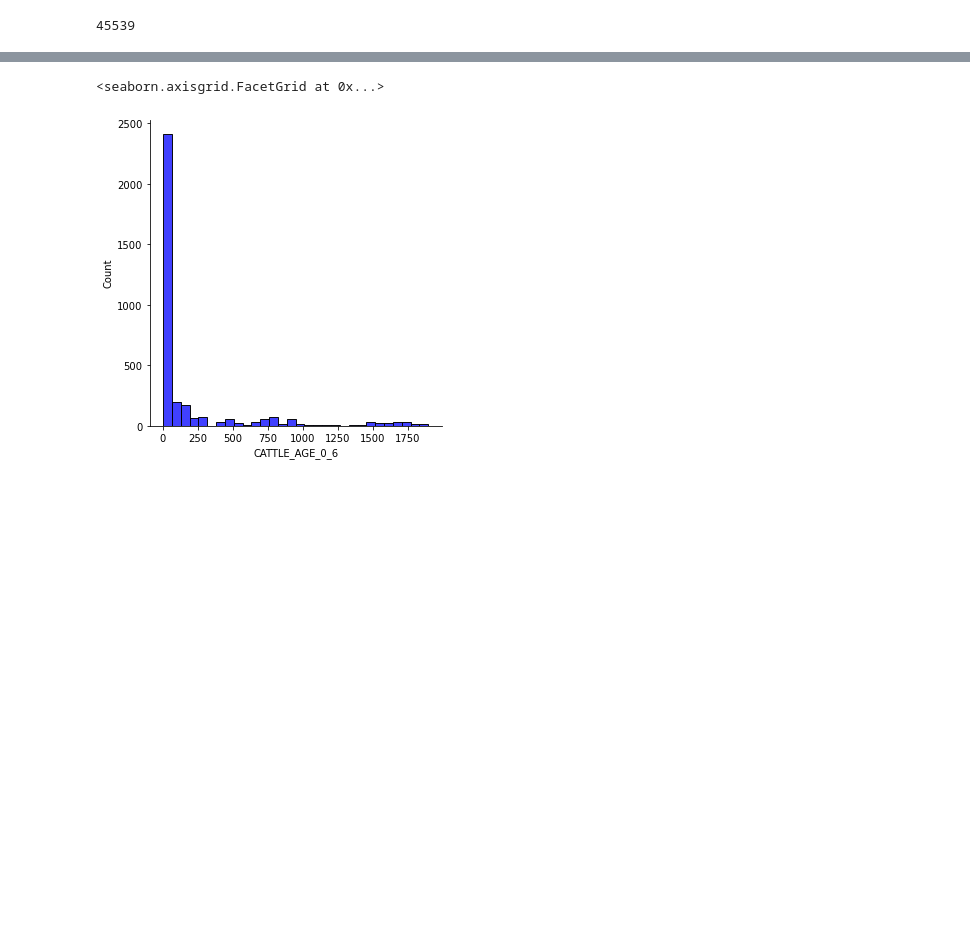
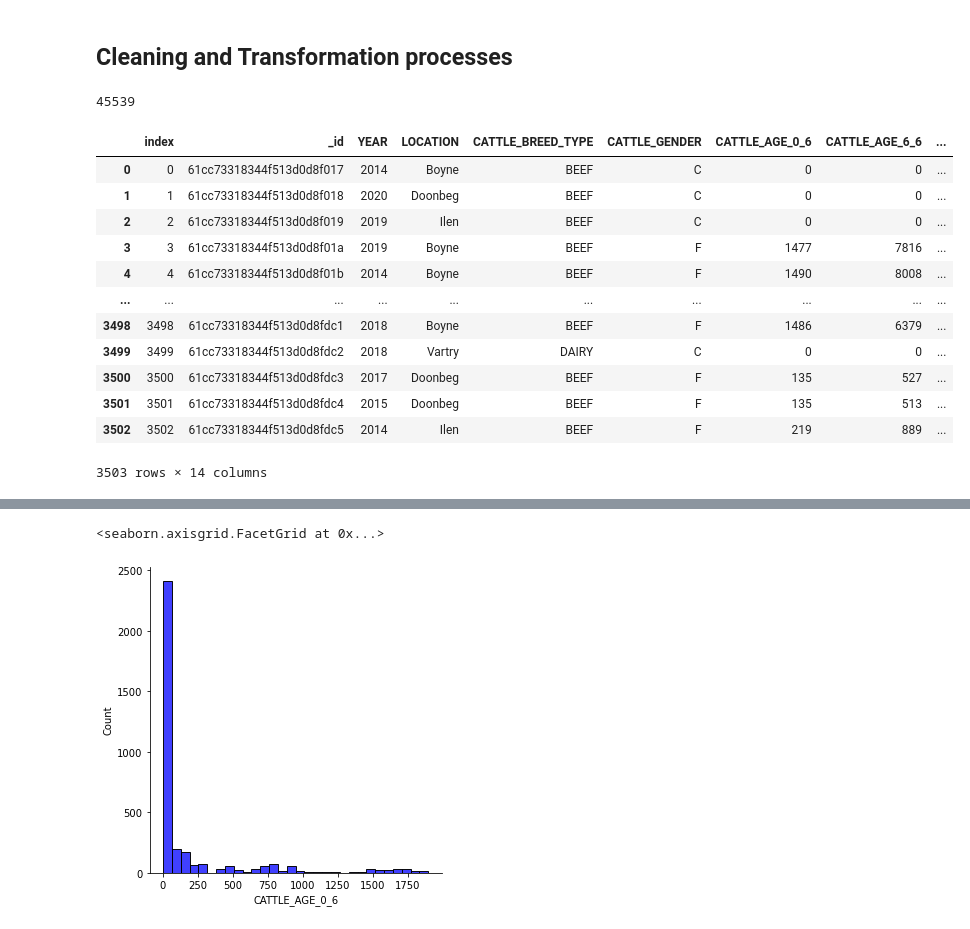
Before and after one commit to x21103330/DAP-PROJECT, a Jupyter notebook: Akinwale_Obafemi_DAP_Project.ipynb, the cells around one changed output, grey strips where cells are left out. Saved outputs shown, nothing was run; the diff lists cells and outputs as text; code cells hidden in the pictures; blank space fills up the shorter version.

```diff
--- a/Akinwale_Obafemi_DAP_Project.ipynb
+++ b/Akinwale_Obafemi_DAP_Project.ipynb
@@ -31,6 +39,26 @@ df.head()
+# %% [markdown]
+## Cleaning and Transformation processes
 # %%
 # Getting the total number of cells in the data
 no_of_cells = np.product(df.shape)
 print(no_of_cells)
 # %% [output]
 45539
+# %%
+# Creating and index column to replace the _id column with values that were autogenerated while fetching the data.
+df2 = df.reset_index()
+df2
+# %% [output]
+|  | index | _id | YEAR | LOCATION | CATTLE_BREED_TYPE | CATTLE_GENDER | CATTLE_AGE_0_6 | CATTLE_AGE_6_6 | ... |
+| 0 | 0 | 61cc73318344f513d0d8f017 | 2014 | Boyne | BEEF | C | 0 | 0 | ... |
+| 1 | 1 | 61cc73318344f513d0d8f018 | 2020 | Doonbeg | BEEF | C | 0 | 0 | ... |
+| 2 | 2 | 61cc73318344f513d0d8f019 | 2019 | Ilen | BEEF | C | 0 | 0 | ... |
+| 3 | 3 | 61cc73318344f513d0d8f01a | 2019 | Boyne | BEEF | F | 1477 | 7816 | ... |
+| 4 | 4 | 61cc73318344f513d0d8f01b | 2014 | Boyne | BEEF | F | 1490 | 8008 | ... |
+| ... | ... | ... | ... | ... | ... | ... | ... | ... | ... |
+| 3498 | 3498 | 61cc73318344f513d0d8fdc1 | 2018 | Boyne | BEEF | F | 1486 | 6379 | ... |
+| 3499 | 3499 | 61cc73318344f513d0d8fdc2 | 2018 | Vartry | DAIRY | C | 0 | 0 | ... |
+| 3500 | 3500 | 61cc73318344f513d0d8fdc3 | 2017 | Doonbeg | BEEF | F | 135 | 527 | ... |
+| 3501 | 3501 | 61cc73318344f513d0d8fdc4 | 2015 | Doonbeg | BEEF | F | 135 | 513 | ... |
+| 3502 | 3502 | 61cc73318344f513d0d8fdc5 | 2014 | Ilen | BEEF | F | 219 | 889 | ... |
+3503 rows × 14 columns
```
Also changed, not shown: parts of 24 cells of this notebook.
